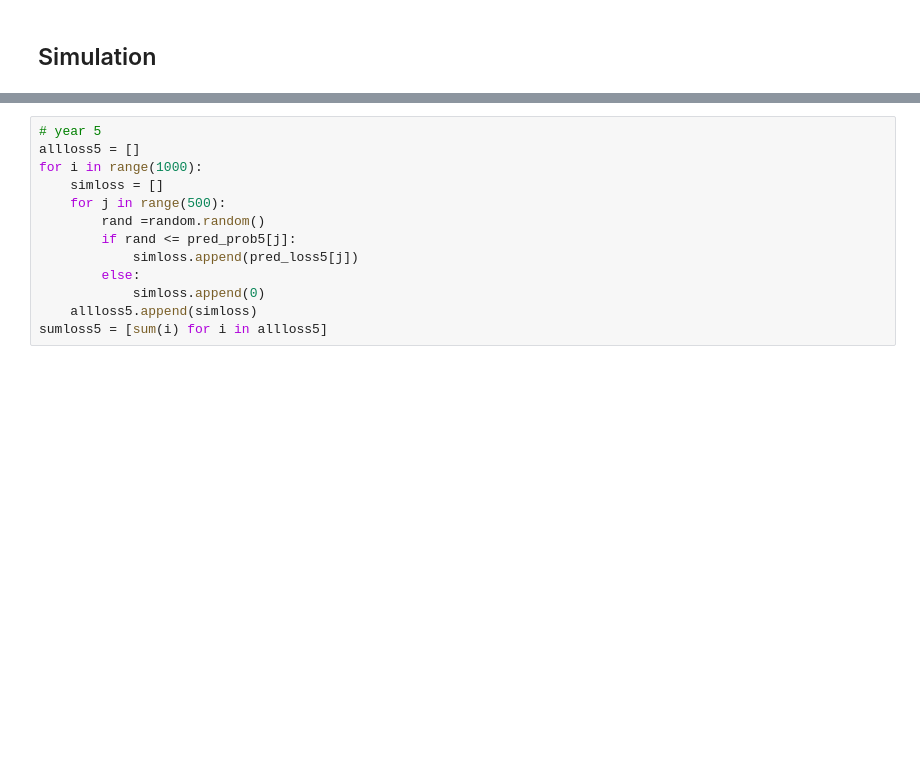
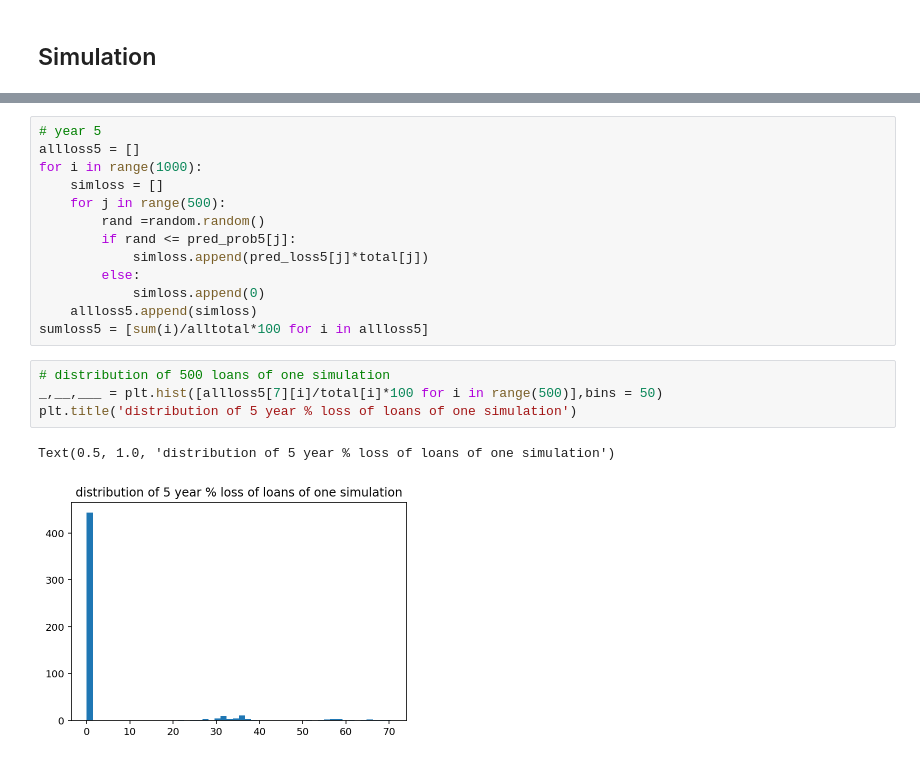
Before and after one commit to AlexaYuqinD/MS-E-246-Project, a Jupyter notebook: MS&E246 Project-Models.ipynb, the cells around one changed output, grey strips where cells are left out. Saved outputs shown, nothing was run; the diff lists cells and outputs as text; blank space fills up the shorter version.

```diff
--- a/MS&E246 Project-Models.ipynb
+++ b/MS&E246 Project-Models.ipynb
@@ -1270,9 +1290,16 @@ for i in range(1000):
     for j in range(500):
         rand =random.random()
         if rand <= pred_prob5[j]:
-            simloss.append(pred_loss5[j])
+            simloss.append(pred_loss5[j]*total[j])
         else:
             simloss.append(0)
     allloss5.append(simloss)
-sumloss5 = [sum(i) for i in allloss5]
+sumloss5 = [sum(i)/alltotal*100 for i in allloss5]
+# %%
+# distribution of 500 loans of one simulation
+_,__,___ = plt.hist([allloss5[7][i]/total[i]*100 for i in range(500)],bins = 50)
+plt.title('distribution of 5 year % loss of loans of one simulation')
+# %% [output]
+Text(0.5, 1.0, 'distribution of 5 year % loss of loans of one simulation')
+[figure, added]
 # %%
```
Also changed, not shown: parts of 30 cells of this notebook.
